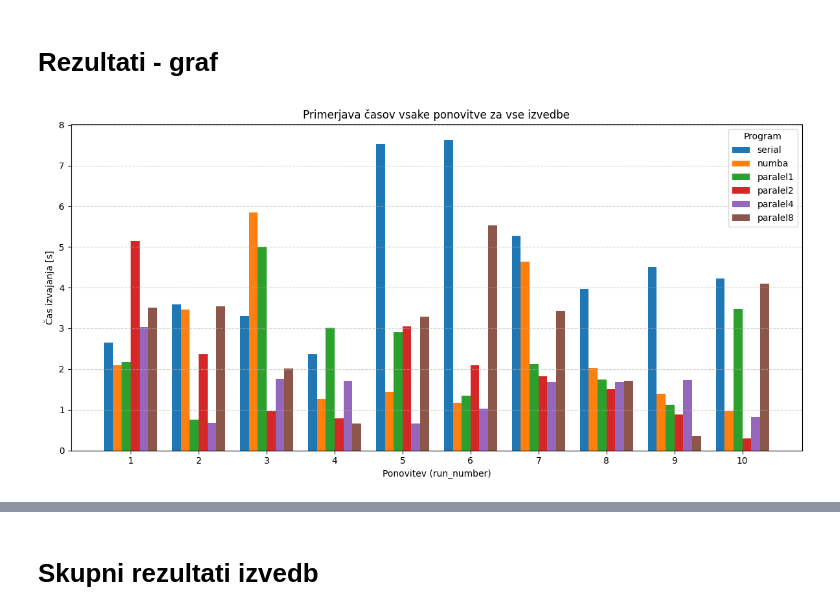
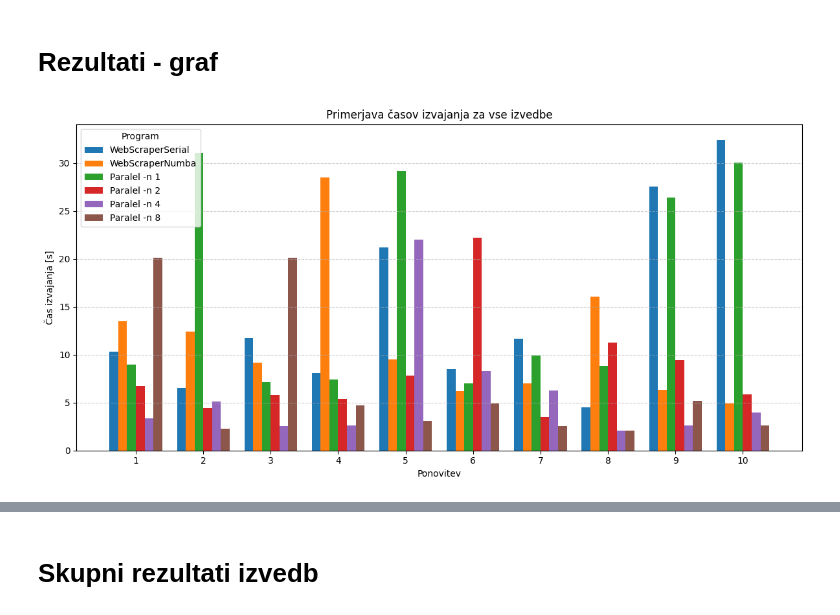
Before and after one commit to klaudija3/Visoko-zmogljivo-racunalnistvo---WebScraper, a Jupyter notebook: Main.ipynb, the cells around one changed output, grey strips where cells are left out. Drawn from its saved outputs; the diff is of its cells as text; code cells hidden in the pictures.

```diff
--- a/Main.ipynb
+++ b/Main.ipynb
@@ -163,38 +163,61 @@ Shranjeno: results\WebSerialNumba.csv
 # %%
 import matplotlib.pyplot as plt
 import numpy as np
 
 runs = np.arange(1, 11)
 
-serial_times = [2.6546, 3.5825, 3.3060, 2.3598, 7.5290, 7.6314, 5.2709, 3.9749, 4.5172, 4.2234]
-numba_times  = [2.0920, 3.4537, 5.8501, 1.2610, 1.4335, 1.1635, 4.6385, 2.0317, 1.3869, 0.9625]
-paralel1_times = [2.1707, 0.7526, 5.0014, 3.0122, 2.9059, 1.3465, 2.1183, 1.7438, 1.1228, 3.4830]
-paralel2_times = [5.1511, 2.3617, 0.9638, 0.7836, 3.0513, 2.0939, 1.8158, 1.5116, 0.8791, 0.2990]
-paralel4_times = [3.0338, 0.6815, 1.7606, 1.7179, 0.6610, 1.0307, 1.6864, 1.6825, 1.7201, 0.8257]
-paralel8_times = [3.5092, 3.5480, 2.0173, 0.6583, 3.2861, 5.5352, 3.4241, 1.7179, 0.3596, 4.1034]
+serial_times = [
+    10.3408, 6.5452, 11.7637, 8.0689, 21.1912,
+    8.5211, 11.6378, 4.5327, 27.5694, 32.4188
+]
+
+numba_times = [
+    13.4638, 12.4312, 9.1736, 28.4886, 9.5028,
+    6.2020, 7.0170, 16.0390, 6.3457, 4.9015
+]
+
+paralel1_times = [
+    8.9528, 31.0302, 7.1745, 7.3963, 29.1958,
+    7.0074, 9.8941, 8.7986, 26.3748, 30.0195
+]
+
+paralel2_times = [
+    6.7595, 4.4677, 5.8108, 5.3822, 7.8381,
+    22.2258, 3.4665, 11.2418, 9.4522, 5.8829
+]
+
+paralel4_times = [
+    3.3667, 5.1259, 2.5160, 2.6472, 22.0231,
+    8.2684, 6.2474, 2.0591, 2.6287, 3.9979
+]
+
+paralel8_times = [
+    20.1285, 2.2893, 20.1372, 4.7115, 3.1213,
+    4.8978, 2.5403, 2.0565, 5.1622, 2.6060
+]
 
 width = 0.13
 x = np.arange(len(runs))
 
-plt.figure(figsize=(12,6))
+plt.figure(figsize=(12, 6))
 
-plt.bar(x - 2.5*width, serial_times, width=width, label='serial')
-plt.bar(x - 1.5*width, numba_times, width=width, label='numba')
-plt.bar(x - 0.5*width, paralel1_times, width=width, label='paralel1')
-plt.bar(x + 0.5*width, paralel2_times, width=width, label='paralel2')
-plt.bar(x + 1.5*width, paralel4_times, width=width, label='paralel4')
-plt.bar(x + 2.5*width, paralel8_times, width=width, label='paralel8')
+plt.bar(x - 2.5 * width, serial_times, width=width, label='WebScraperSerial')
+plt.bar(x - 1.5 * width, numba_times, width=width, label='WebScraperNumba')
+plt.bar(x - 0.5 * width, paralel1_times, width=width, label='Paralel -n 1')
+plt.bar(x + 0.5 * width, paralel2_times, width=width, label='Paralel -n 2')
+plt.bar(x + 1.5 * width, paralel4_times, width=width, label='Paralel -n 4')
+plt.bar(x + 2.5 * width, paralel8_times, width=width, label='Paralel -n 8')
 
-plt.xlabel("Ponovitev (run_number)")
+plt.xlabel("Ponovitev")
 plt.ylabel("Čas izvajanja [s]")
-plt.title("Primerjava časov vsake ponovitve za vse izvedbe")
+plt.title("Primerjava časov izvajanja za vse izvedbe")
 plt.xticks(x, runs)
 plt.legend(title="Program")
 plt.grid(axis='y', linestyle='--', alpha=0.6)
 plt.tight_layout()
 plt.show()
 # %% [output]
-[figure, old version]
+[figure, new version]
 # %%
 import pandas as pd
 import matplotlib.pyplot as plt
```
Also changed, not shown: parts of 4 cells of this notebook, 3 other files.
